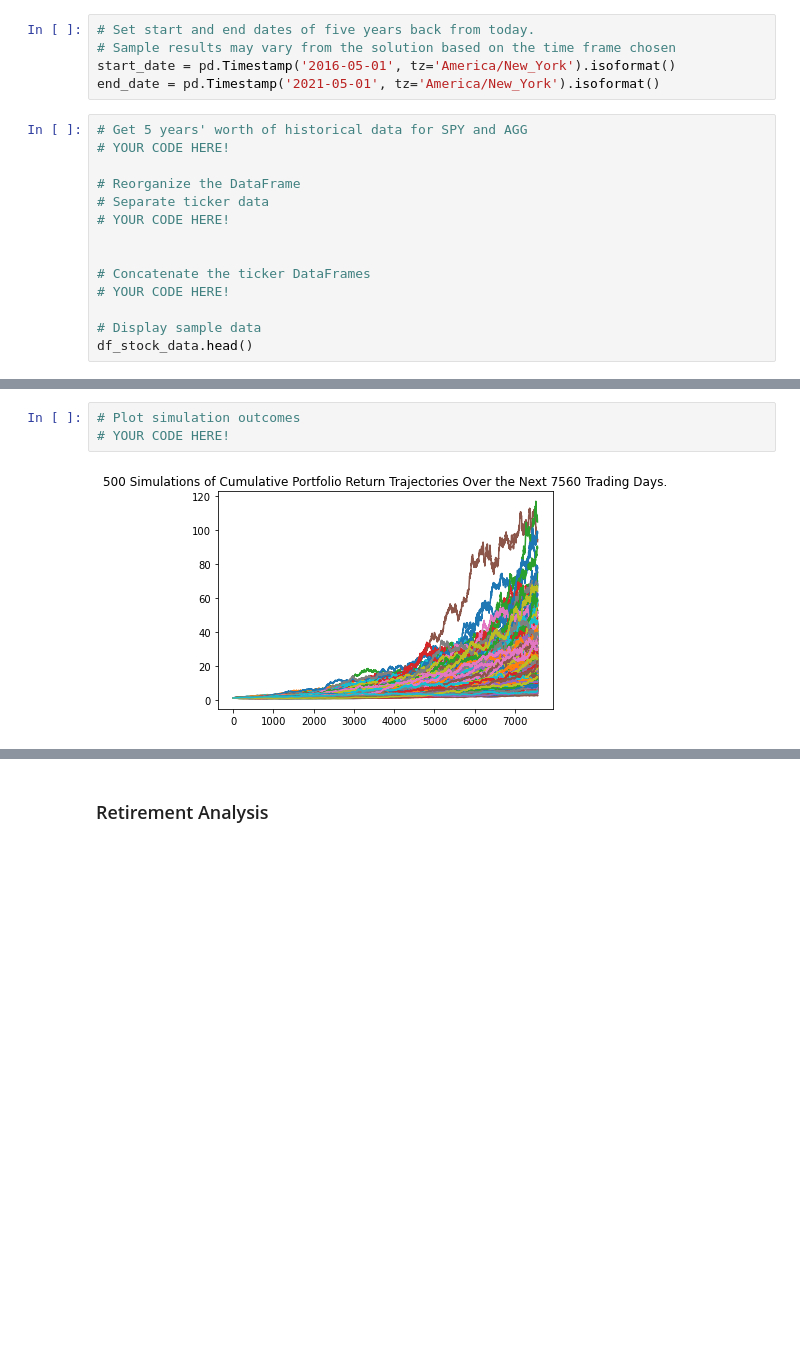
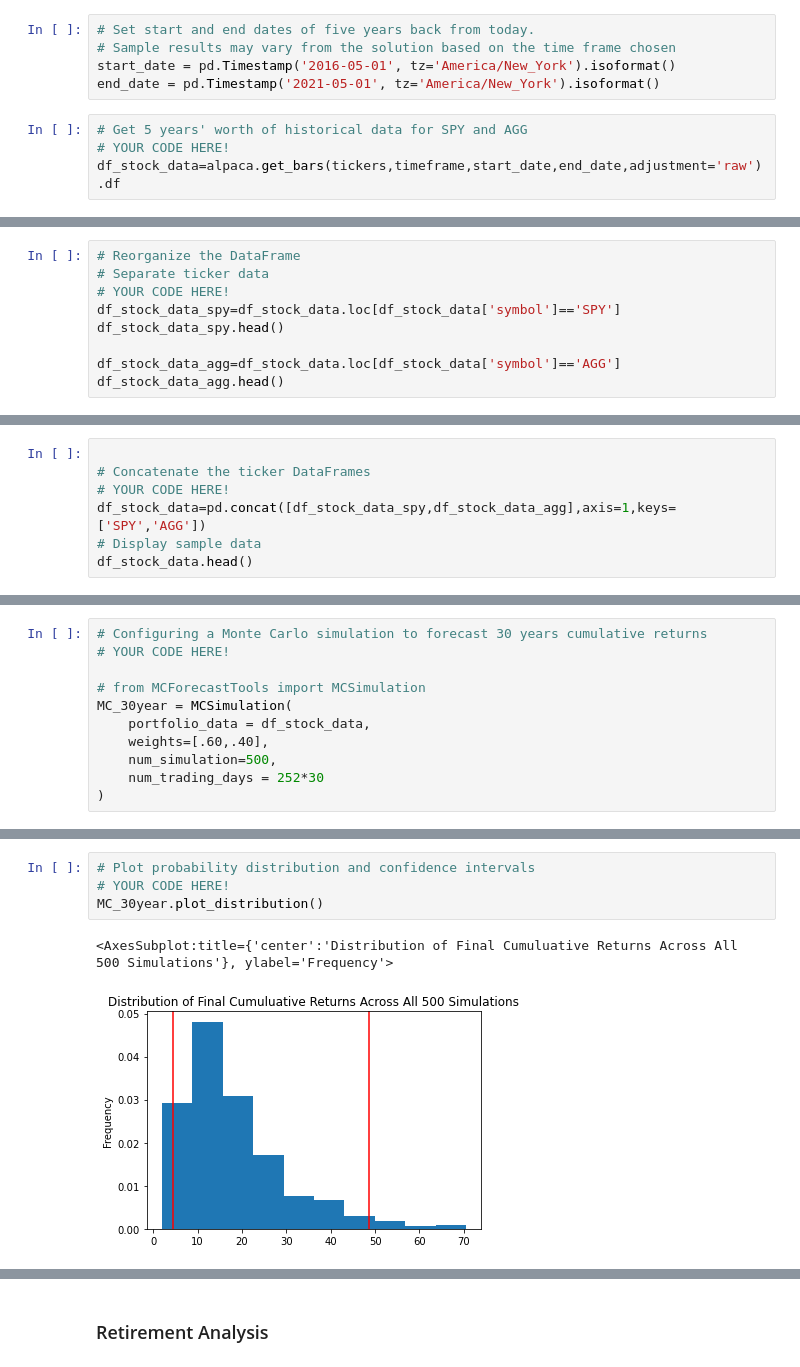
Before and after one commit to Fayee0103/financial-planning-tool, a Jupyter notebook: financial-planner.ipynb, the cells around one changed output, grey strips where cells are left out. Saved outputs shown, nothing was run; the diff lists cells and outputs as text; blank space fills up the shorter version.

```diff
--- a/financial-planner.ipynb
+++ b/financial-planner.ipynb
@@ -187,14 +186,4 @@ end_date = pd.Timestamp('2021-05-01', tz='America/New_York').isoformat()
 # %%
 # Get 5 years' worth of historical data for SPY and AGG
 # YOUR CODE HERE!
-
-# Reorganize the DataFrame
-# Separate ticker data
-# YOUR CODE HERE!
-
-
-# Concatenate the ticker DataFrames
-# YOUR CODE HERE!
-
-# Display sample data
-df_stock_data.head()
+df_stock_data=alpaca.get_bars(tickers,timeframe,start_date,end_date,adjustment='raw').df
@@ -209,0 +190,9 @@ df_stock_data.head()
+# %%
+# Reorganize the DataFrame
+# Separate ticker data
+# YOUR CODE HERE!
+df_stock_data_spy=df_stock_data.loc[df_stock_data['symbol']=='SPY']
+df_stock_data_spy.head()
+
+df_stock_data_agg=df_stock_data.loc[df_stock_data['symbol']=='AGG']
+df_stock_data_agg.head()
@@ -209,0 +207,7 @@ df_stock_data.head()
+# %%
+
+# Concatenate the ticker DataFrames
+# YOUR CODE HERE!
+df_stock_data=pd.concat([df_stock_data_spy,df_stock_data_agg],axis=1,keys=['SPY','AGG'])
+# Display sample data
+df_stock_data.head()
@@ -209,0 +223,11 @@ df_stock_data.head()
+# %%
+# Configuring a Monte Carlo simulation to forecast 30 years cumulative returns
+# YOUR CODE HERE!
+
+# from MCForecastTools import MCSimulation
+MC_30year = MCSimulation(
+    portfolio_data = df_stock_data,
+    weights=[.60,.40],
+    num_simulation=500,
+    num_trading_days = 252*30
+)
@@ -259,5 +300,7 @@ Running Monte Carlo simulation number 490.
 # %%
-# Plot simulation outcomes
+# Plot probability distribution and confidence intervals
 # YOUR CODE HERE!
+MC_30year.plot_distribution()
 # %% [output]
+<AxesSubplot:title={'center':'Distribution of Final Cumuluative Returns Across All 500 Simulations'}, ylabel='Frequency'>
-[figure, old version]
+[figure, new version]
```
Also changed, not shown: parts of 22 cells of this notebook, 1 other file.
